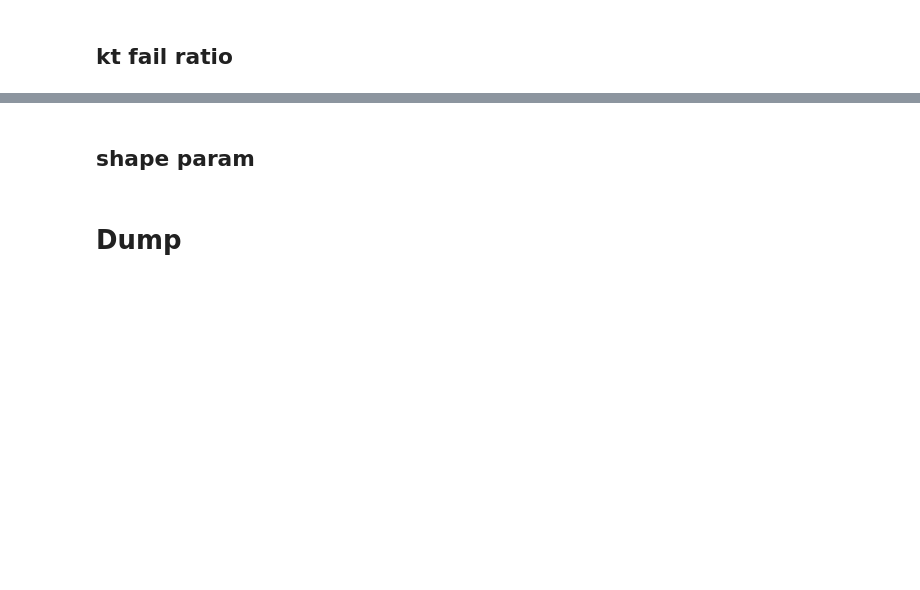
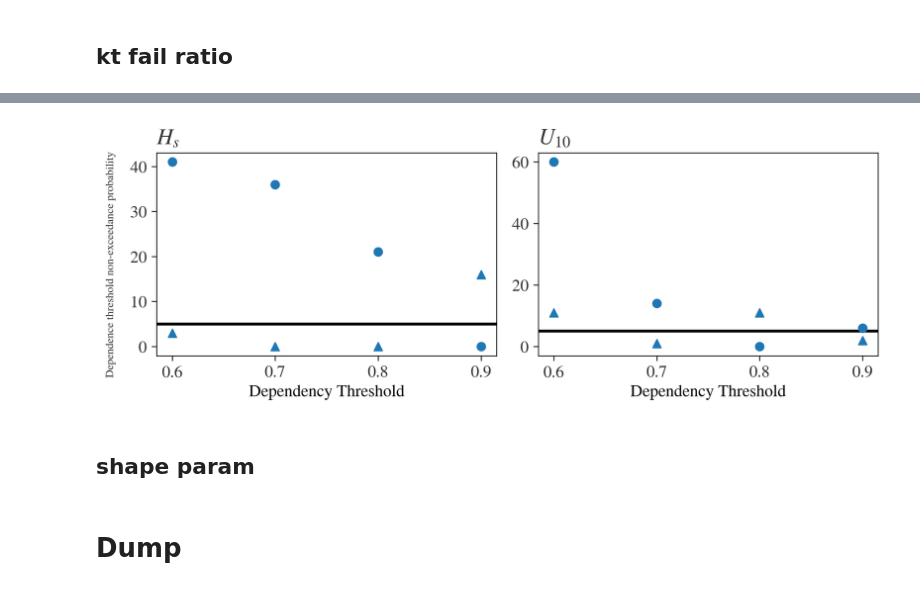
Before and after one commit to kosukesando/mstme, a Jupyter notebook: summary.ipynb, the cells around one changed output, grey strips where cells are left out. Saved outputs shown, nothing was run; the diff lists cells and outputs as text; code cells hidden in the pictures; blank space fills up the shorter version.

```diff
--- a/summary.ipynb
+++ b/summary.ipynb
@@ -544,3 +548,23 @@ plt.savefig(dir_out/f"kt_fail_ratio_GP{thr_pct_mar*100:.0f}.pdf", bbox_inches="t
+# %%
+fig,ax= plt.subplots(1,2,figsize=(4*2,3))
+fig.supylabel("Dependence threshold non-exceedance probability",fontsize=8)
+for i, rf in enumerate(["h-east","h-west"]):
+    with open(Path(f"kt_fail_ratio{rf}.pickle"),"rb") as file:
+        kt_fail_ratio = dill.load(file)
+    for S in STM:
+        vi = S.idx()
+        ax[vi].set_title(f"{S.name()}")
+        ax[vi].set_xlabel("Dependency Threshold")
+        ax[vi].set_xticks(thr, labels=thr)
+        ax[vi].axhline(5,c='k',zorder=-1)
+        ax[vi].scatter(thr,kt_fail_ratio[:,vi,vi]*100,c=pos_color[0],marker=['o','^'][i])
+
+
+fig.tight_layout()
+plt.savefig(Path("./output-new/common")/f"kt_fail_ratio_GP_comparison{thr_pct_mar*100:.0f}.png", bbox_inches="tight")
+plt.savefig(Path("./output-new/common")/f"kt_fail_ratio_GP_comparison{thr_pct_mar*100:.0f}.pdf", bbox_inches="tight")
+# %% [output]
+[figure, added]
 # %% [markdown]
 ## shape param
 # %%
```
Also changed, not shown: parts of 9 cells of this notebook, 32 other files.
